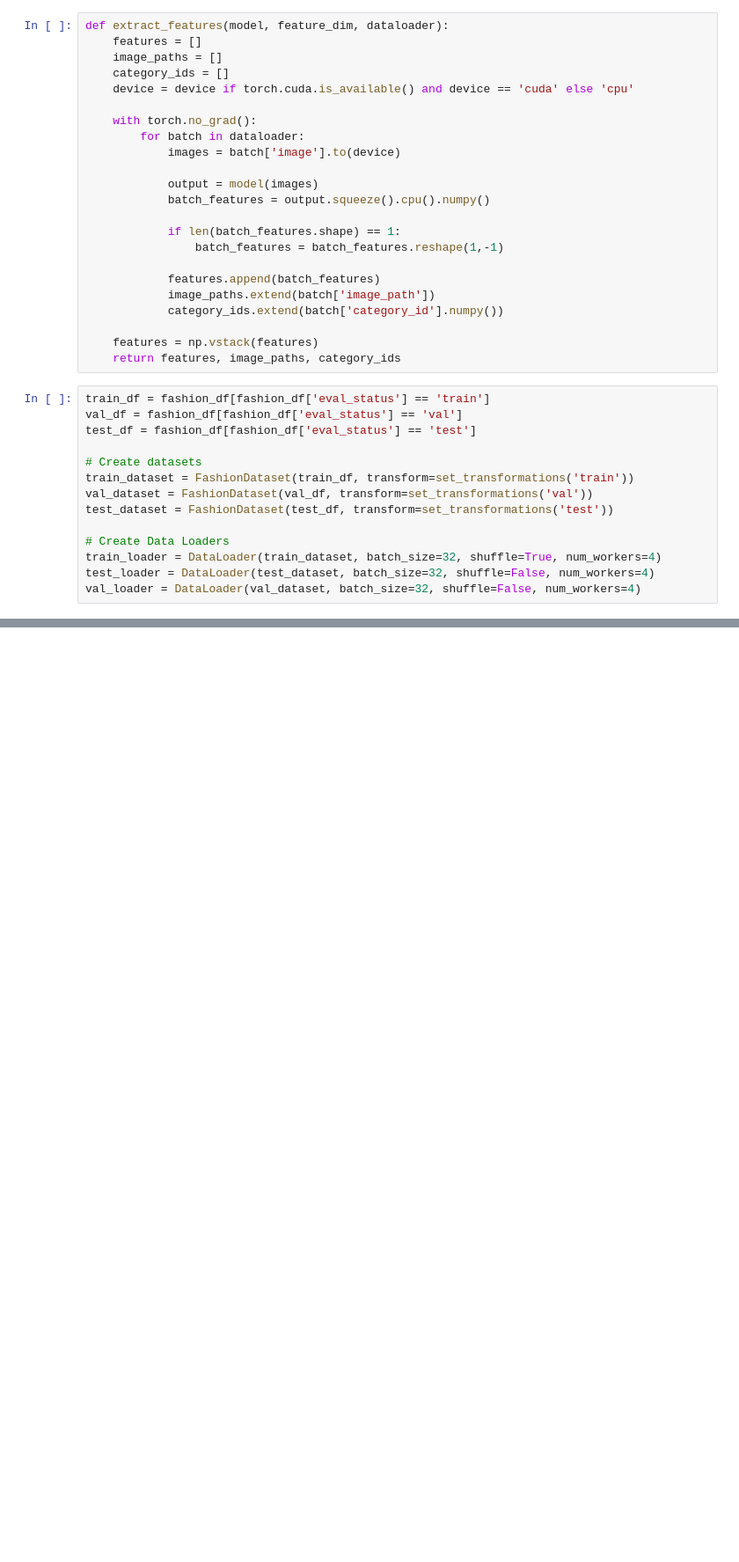
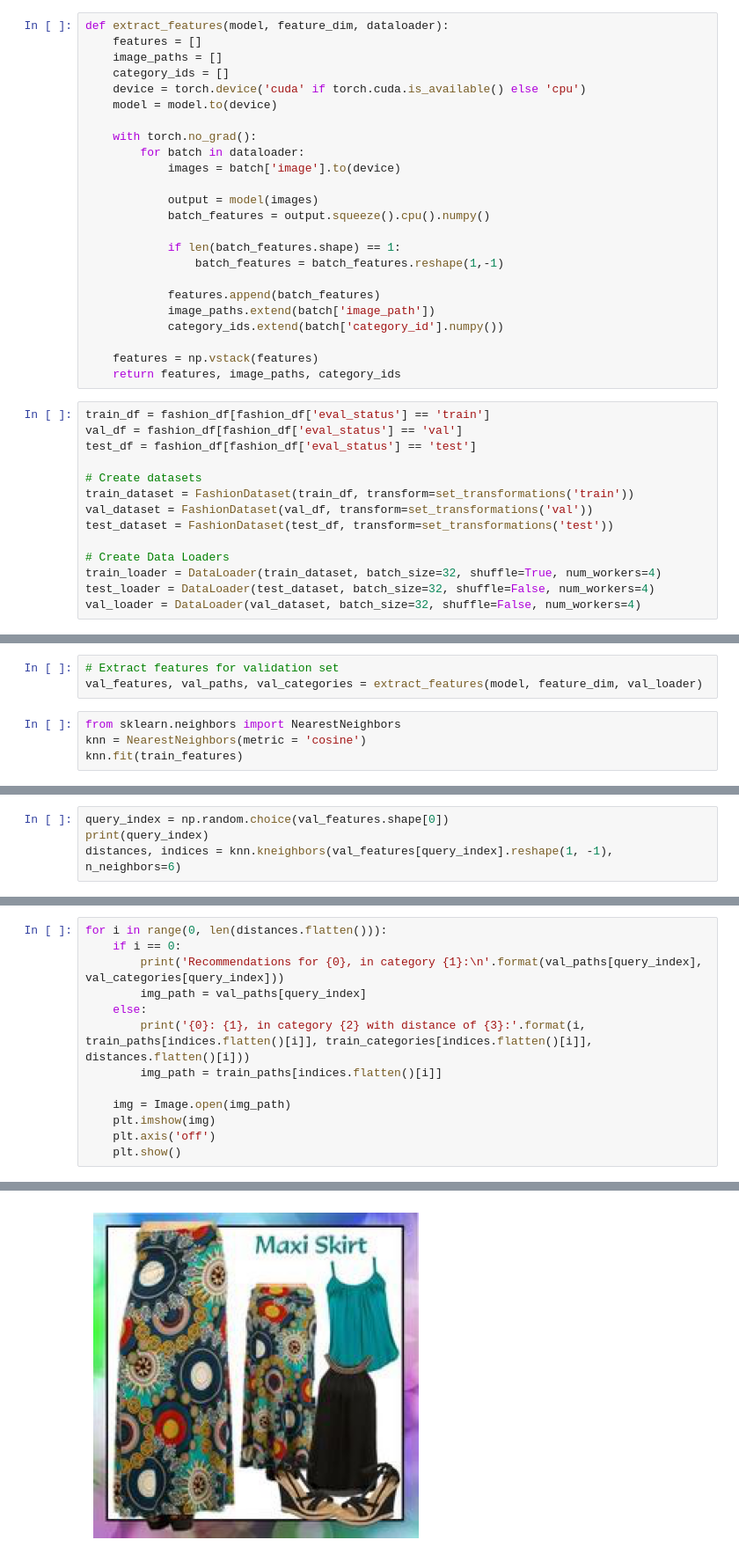
Before and after one commit to danish7x7/cmpe-256-project, a Jupyter notebook: notebooks/knn_cnn_implementation.ipynb, the cells around one changed output, grey strips where cells are left out. Shown at 88% size. Drawn from its saved outputs; the diff is of its cells as text; blank space fills up the shorter version.

```diff
--- a/notebooks/knn_cnn_implementation.ipynb
+++ b/notebooks/knn_cnn_implementation.ipynb
@@ -221,7 +221,8 @@ def extract_features(model, feature_dim, dataloader):
     features = []
     image_paths = []
     category_ids = []
-    device = device if torch.cuda.is_available() and device == 'cuda' else 'cpu'
+    device = torch.device('cuda' if torch.cuda.is_available() else 'cpu')
+    model = model.to(device)
 
     with torch.no_grad():
         for batch in dataloader:
@@ -269,0 +260,7 @@ KeyboardInterrupt:
+# %%
+# Extract features for validation set
+val_features, val_paths, val_categories = extract_features(model, feature_dim, val_loader)
+# %%
+from sklearn.neighbors import NearestNeighbors
+knn = NearestNeighbors(metric = 'cosine')
+knn.fit(train_features)
@@ -269,0 +269,4 @@ KeyboardInterrupt:
+# %%
+query_index = np.random.choice(val_features.shape[0])
+print(query_index)
+distances, indices = knn.kneighbors(val_features[query_index].reshape(1, -1), n_neighbors=6)
@@ -269,0 +275,14 @@ KeyboardInterrupt:
+# %%
+for i in range(0, len(distances.flatten())):
+    if i == 0:
+        print('Recommendations for {0}, in category {1}:\n'.format(val_paths[query_index], val_categories[query_index]))
+        img_path = val_paths[query_index]
+    else:
+        print('{0}: {1}, in category {2} with distance of {3}:'.format(i, train_paths[indices.flatten()[i]], train_categories[indices.flatten()[i]], distances.flatten()[i]))
+        img_path = train_paths[indices.flatten()[i]]
+
+    img = Image.open(img_path)
+    plt.imshow(img)
+    plt.axis('off')
+    plt.show()
+# %% [output]
@@ -269,0 +290 @@ KeyboardInterrupt:
+[figure, added]
```
Also changed, not shown: parts of 8 cells of this notebook.
